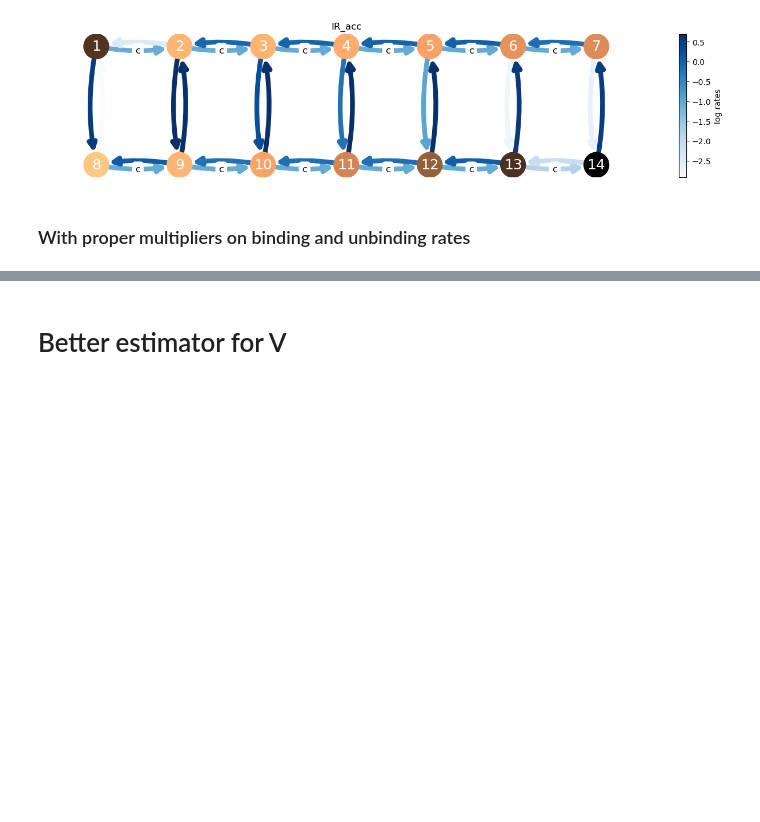
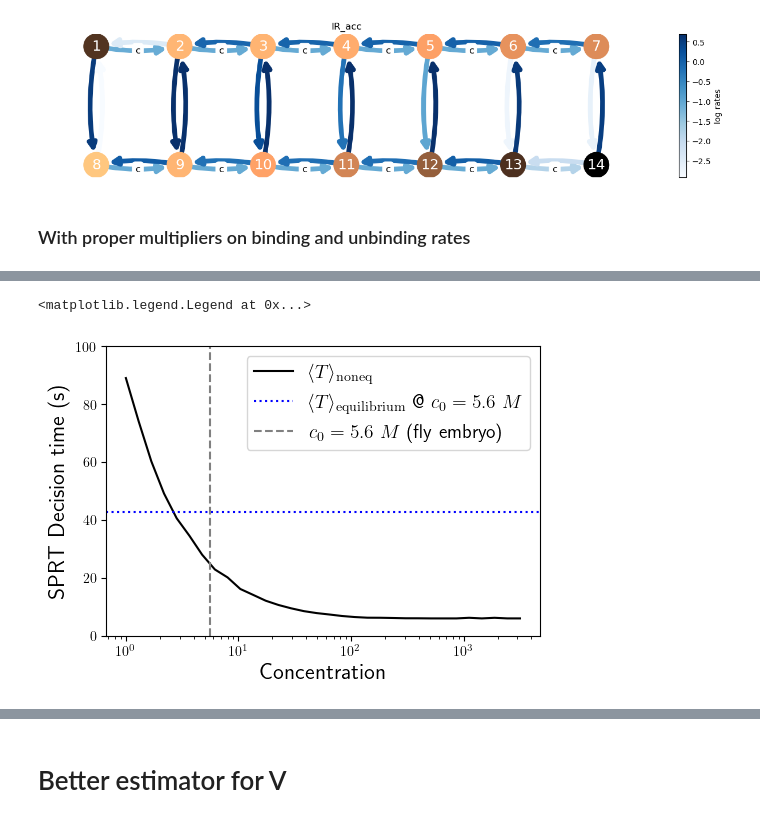
Before and after one commit to ta-rekt/LLROpt.jl, a Jupyter notebook: development.ipynb, the cells around one changed output, grey strips where cells are left out. Drawn from its saved outputs; the diff is of its cells as text; code cells hidden in the pictures; blank space fills up the shorter version.

```diff
--- a/development.ipynb
+++ b/development.ipynb
@@ -3512,0 +3620,14 @@ fig2.savefig('plots/6bs_circuit_not_converged.pdf')
+# %%
+fig, ax = plt.subplots(1,1, figsize=(5,3.5), layout="constrained")
+
+ax.plot(cvals, dtimes, color="black", label=r"$\langle T\rangle_{\rm noneq}$")
+ax.axhline(y = dtimes_eq[0], color="blue", linestyle="dotted", label=r"$\langle T\rangle_{\rm equilibrium}$ @ $c_0=5.6 \;M$")
+ax.set_xscale('log')
+ax.set_ylim(0,100)
+ax.axvline(x=5.6, linestyle="dashed", color="gray", label="$c_0=5.6 \;M$ (fly embryo)")
+ax.set_ylabel("SPRT Decision time (s)", fontsize=16)
+ax.set_xlabel("Concentration", fontsize=16)
+ax.legend(fontsize=14)
+# %% [output]
+<matplotlib.legend.Legend at 0x...>
+[figure, added]
```
Also changed, not shown: parts of 17 cells of this notebook, 31 other files.
